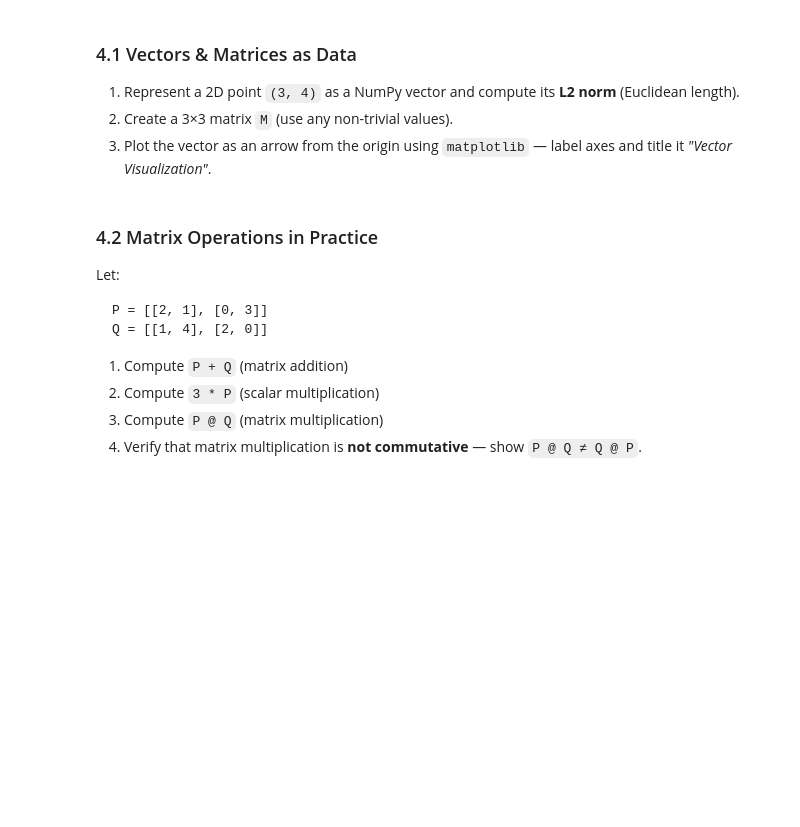
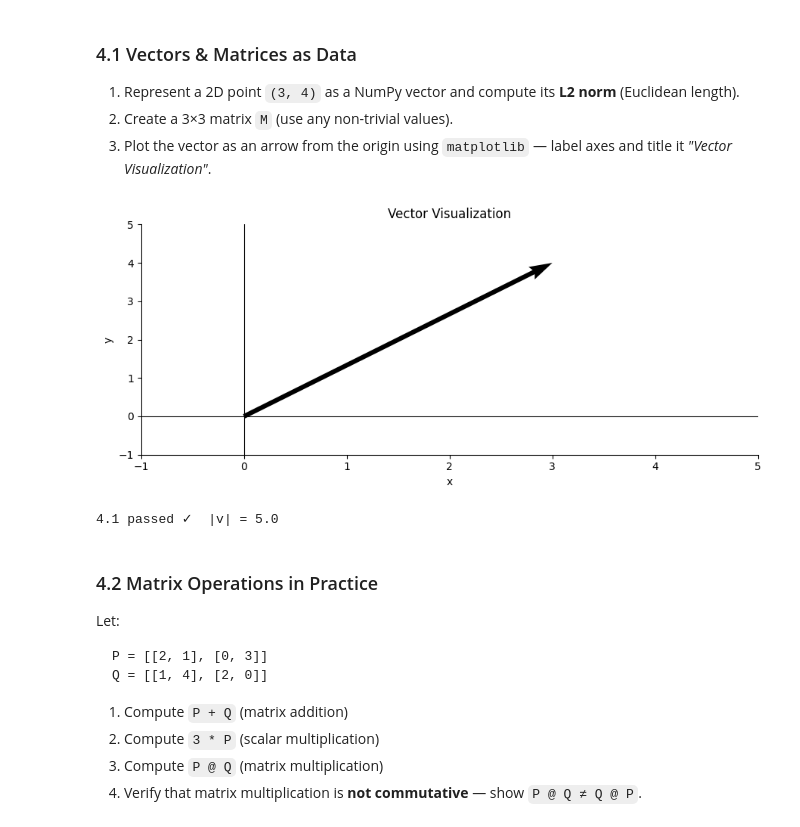
Before and after one commit to satyam294/CT-CEI-DS-2026, a Jupyter notebook: week1_Satyam_Chand.ipynb, the cells around one changed output. Drawn from its saved outputs; the diff is of its cells as text; code cells hidden in the pictures; blank space fills up the shorter version.

```diff
--- a/week1_Satyam_Chand.ipynb
+++ b/week1_Satyam_Chand.ipynb
@@ -373,22 +373,31 @@ dtype: int64
 3. Plot the vector as an arrow from the origin using `matplotlib` — label axes and title it *"Vector Visualization"*.
 # %%
 v = np.array([3, 4])
-norm_v = None  # YOUR CODE HERE — use np.linalg.norm
+norm_v = np.linalg.norm(v)
 
-M = None  # YOUR CODE HERE — any 3x3 matrix
+M = np.array([
+    [1, 2, 3],
+    [4, 5, 6],
+    [7, 8, 9]
+])
+
 
 # Plot
 fig, ax = plt.subplots()
-# YOUR CODE HERE — ax.quiver or ax.annotate to draw the vector arrow
+ax.quiver(0, 0, v[0], v[1], angles='xy', scale_units='xy', scale=1)
+
 ax.set_xlim(-1, 5); ax.set_ylim(-1, 5)
 ax.set_xlabel('x'); ax.set_ylabel('y')
 ax.set_title('Vector Visualization')
 ax.axhline(0, color='k', lw=0.8); ax.axvline(0, color='k', lw=0.8)
 plt.tight_layout(); plt.show()
 
 assert abs(norm_v - 5.0) < 1e-9
 assert M.shape == (3, 3)
 print(f"4.1 passed ✓  |v| = {norm_v}")
+# %% [output]
+[figure, added]
+4.1 passed ✓  |v| = 5.0
 # %% [markdown]
 ### 4.2 Matrix Operations in Practice
 
```
Also changed, not shown: parts of 5 cells of this notebook.
